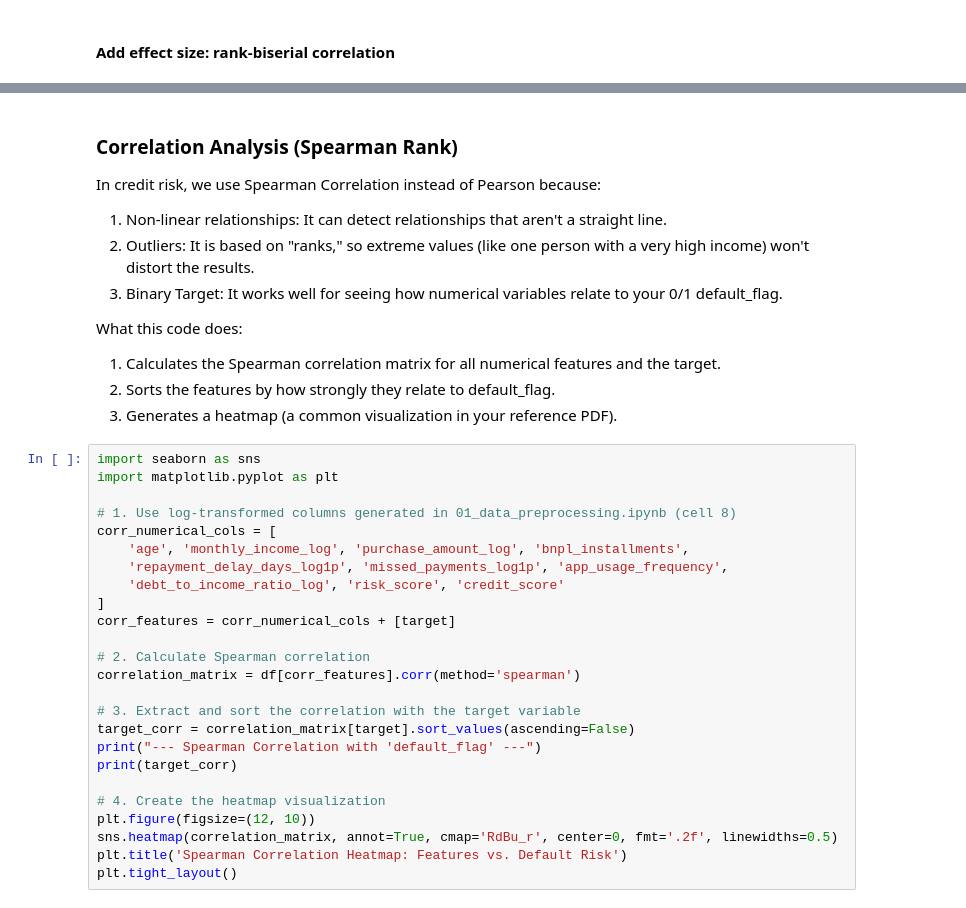
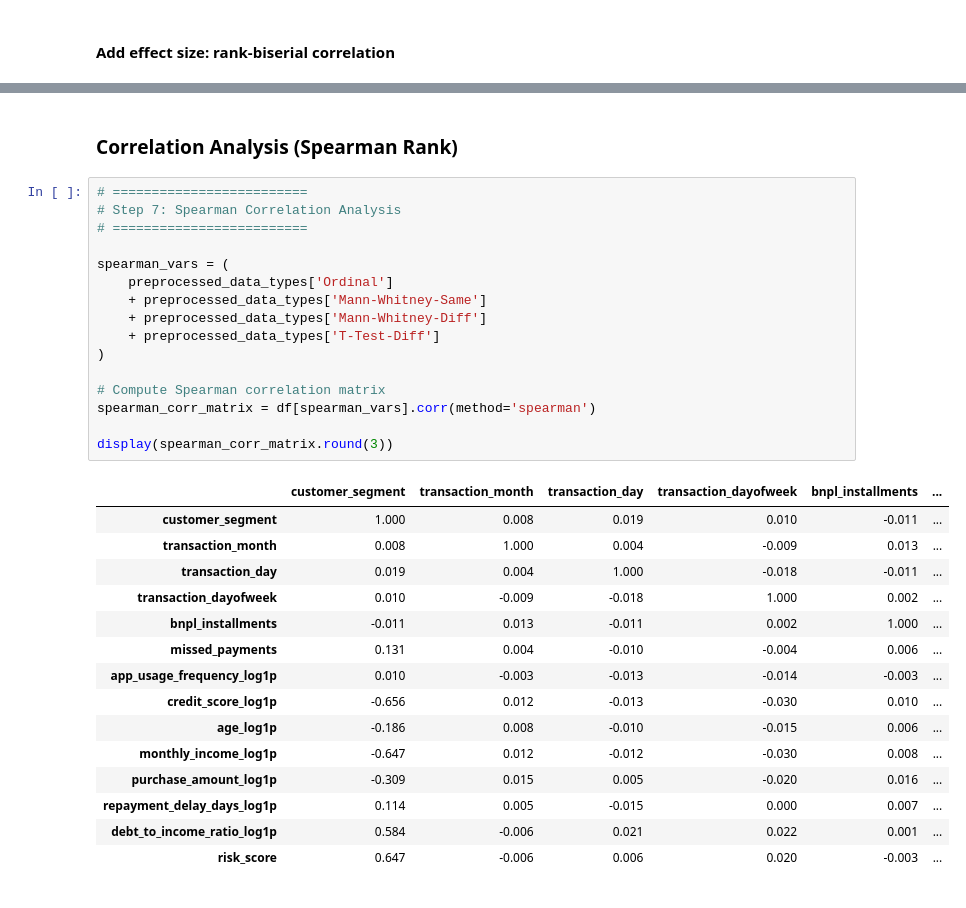
Before and after one commit to BobbleUnderBox/DataMiningG1FinalProject, a Jupyter notebook: notebooks/03_statistical_methods.ipynb, the cells around one changed output, grey strips where cells are left out. Drawn from its saved outputs; the diff is of its cells as text.

Commit message:
finish Spearman Correlation

```diff
--- a/notebooks/03_statistical_methods.ipynb
+++ b/notebooks/03_statistical_methods.ipynb
@@ -678,39 +747,34 @@ display(
 # %% [markdown]
 ### Correlation Analysis (Spearman Rank)
-
-In credit risk, we use Spearman Correlation instead of Pearson because:
-
-1. Non-linear relationships: It can detect relationships that aren't a straight line.
-2. Outliers: It is based on "ranks," so extreme values (like one person with a very high income) won't distort the results.
-3. Binary Target: It works well for seeing how numerical variables relate to your 0/1 default_flag.
-
-What this code does:
-
-1. Calculates the Spearman correlation matrix for all numerical features and the target.
-2. Sorts the features by how strongly they relate to default_flag.
-3. Generates a heatmap (a common visualization in your reference PDF).
 # %%
-import seaborn as sns
-import matplotlib.pyplot as plt
+# =========================
+# Step 7: Spearman Correlation Analysis
+# =========================
 
-# 1. Use log-transformed columns generated in 01_data_preprocessing.ipynb (cell 8)
-corr_numerical_cols = [
-    'age', 'monthly_income_log', 'purchase_amount_log', 'bnpl_installments',
-    'repayment_delay_days_log1p', 'missed_payments_log1p', 'app_usage_frequency',
-    'debt_to_income_ratio_log', 'risk_score', 'credit_score'
-]
-corr_features = corr_numerical_cols + [target]
+spearman_vars = (
+    preprocessed_data_types['Ordinal']
+    + preprocessed_data_types['Mann-Whitney-Same']
+    + preprocessed_data_types['Mann-Whitney-Diff']
+    + preprocessed_data_types['T-Test-Diff']
+)
 
-# 2. Calculate Spearman correlation
-correlation_matrix = df[corr_features].corr(method='spearman')
+# Compute Spearman correlation matrix
+spearman_corr_matrix = df[spearman_vars].corr(method='spearman')
 
-# 3. Extract and sort the correlation with the target variable
-target_corr = correlation_matrix[target].sort_values(ascending=False)
-print("--- Spearman Correlation with 'default_flag' ---")
-print(target_corr)
-
-# 4. Create the heatmap visualization
-plt.figure(figsize=(12, 10))
-sns.heatmap(correlation_matrix, annot=True, cmap='RdBu_r', center=0, fmt='.2f', linewidths=0.5)
-plt.title('Spearman Correlation Heatmap: Features vs. Default Risk')
-plt.tight_layout()
+display(spearman_corr_matrix.round(3))
+# %% [output]
+|  | customer_segment | transaction_month | transaction_day | transaction_dayofweek | bnpl_installments | ... |
+| customer_segment | 1.000 | 0.008 | 0.019 | 0.010 | -0.011 | ... |
+| transaction_month | 0.008 | 1.000 | 0.004 | -0.009 | 0.013 | ... |
+| transaction_day | 0.019 | 0.004 | 1.000 | -0.018 | -0.011 | ... |
+| transaction_dayofweek | 0.010 | -0.009 | -0.018 | 1.000 | 0.002 | ... |
+| bnpl_installments | -0.011 | 0.013 | -0.011 | 0.002 | 1.000 | ... |
+| missed_payments | 0.131 | 0.004 | -0.010 | -0.004 | 0.006 | ... |
+| app_usage_frequency_log1p | 0.010 | -0.003 | -0.013 | -0.014 | -0.003 | ... |
+| credit_score_log1p | -0.656 | 0.012 | -0.013 | -0.030 | 0.010 | ... |
+| age_log1p | -0.186 | 0.008 | -0.010 | -0.015 | 0.006 | ... |
+| monthly_income_log1p | -0.647 | 0.012 | -0.012 | -0.030 | 0.008 | ... |
+| purchase_amount_log1p | -0.309 | 0.015 | 0.005 | -0.020 | 0.016 | ... |
+| repayment_delay_days_log1p | 0.114 | 0.005 | -0.015 | 0.000 | 0.007 | ... |
+| debt_to_income_ratio_log1p | 0.584 | -0.006 | 0.021 | 0.022 | 0.001 | ... |
+| risk_score | 0.647 | -0.006 | 0.006 | 0.020 | -0.003 | ... |
```
Also changed, not shown: parts of 13 cells of this notebook.
